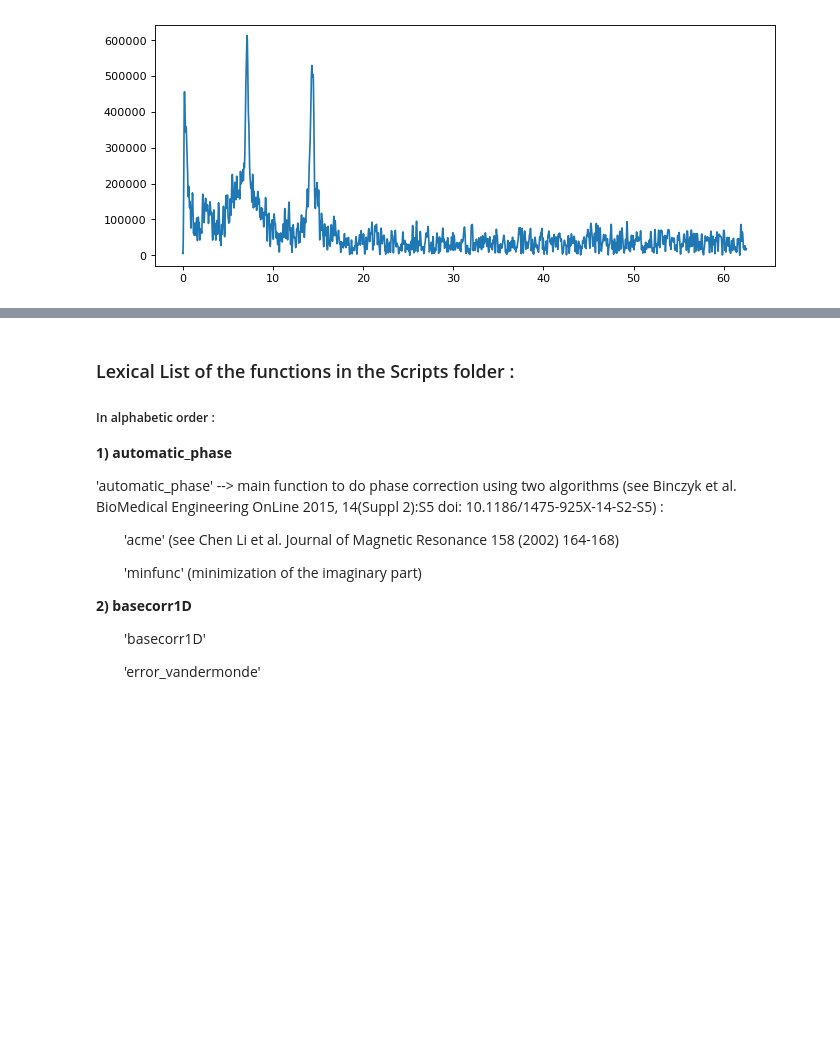
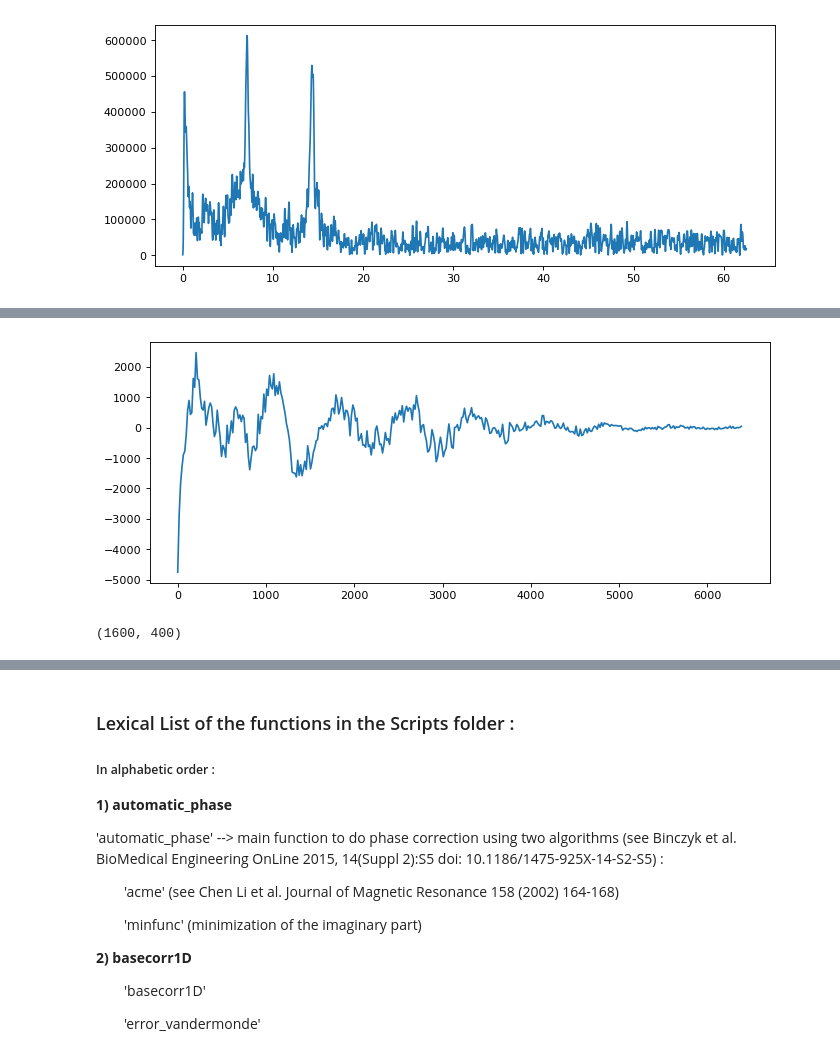
Before and after one commit to TChauvire/EPR_ESR_Suite, a Jupyter notebook: TestHomeMadeScripts.ipynb, the cells around one changed output, grey strips where cells are left out. Drawn from its saved outputs; the diff is of its cells as text; code cells hidden in the pictures; blank space fills up the shorter version.

```diff
--- a/TestHomeMadeScripts.ipynb
+++ b/TestHomeMadeScripts.ipynb
@@ -282,0 +272,10 @@ plt.plot(fdaxis6[fft_npts:]*1000,np.abs(data6_fft[fft_npts:]));
+# %%
+win = windowing.windowing(window_type='ham+',M=abscissa2.shape[0])
+data2_basecorr = np.full(data2.shape,np.nan)
+data2_win = np.full(data2.shape,np.nan)
+for i in range(data2.shape[1]):
+    data2_basecorr[:,i],_,_,_ = basecorr1D.basecorr1D(abscissa2[:,0],data2.real[:,i],polyorder=2,window=200)
+    data2_win[:,i] = win*np.ravel(data2_basecorr[:,i])
+plt.plot(abscissa2[:,0],data2_win[:,200]);
+# %% [output]
+[figure, added]
@@ -282,0 +290,4 @@ plt.plot(fdaxis6[fft_npts:]*1000,np.abs(data6_fft[fft_npts:]));
+# %%
+data2_fft.shape
+# %% [output]
+(1600, 400)
```
Also changed, not shown: parts of 28 cells of this notebook, 28 other files.
